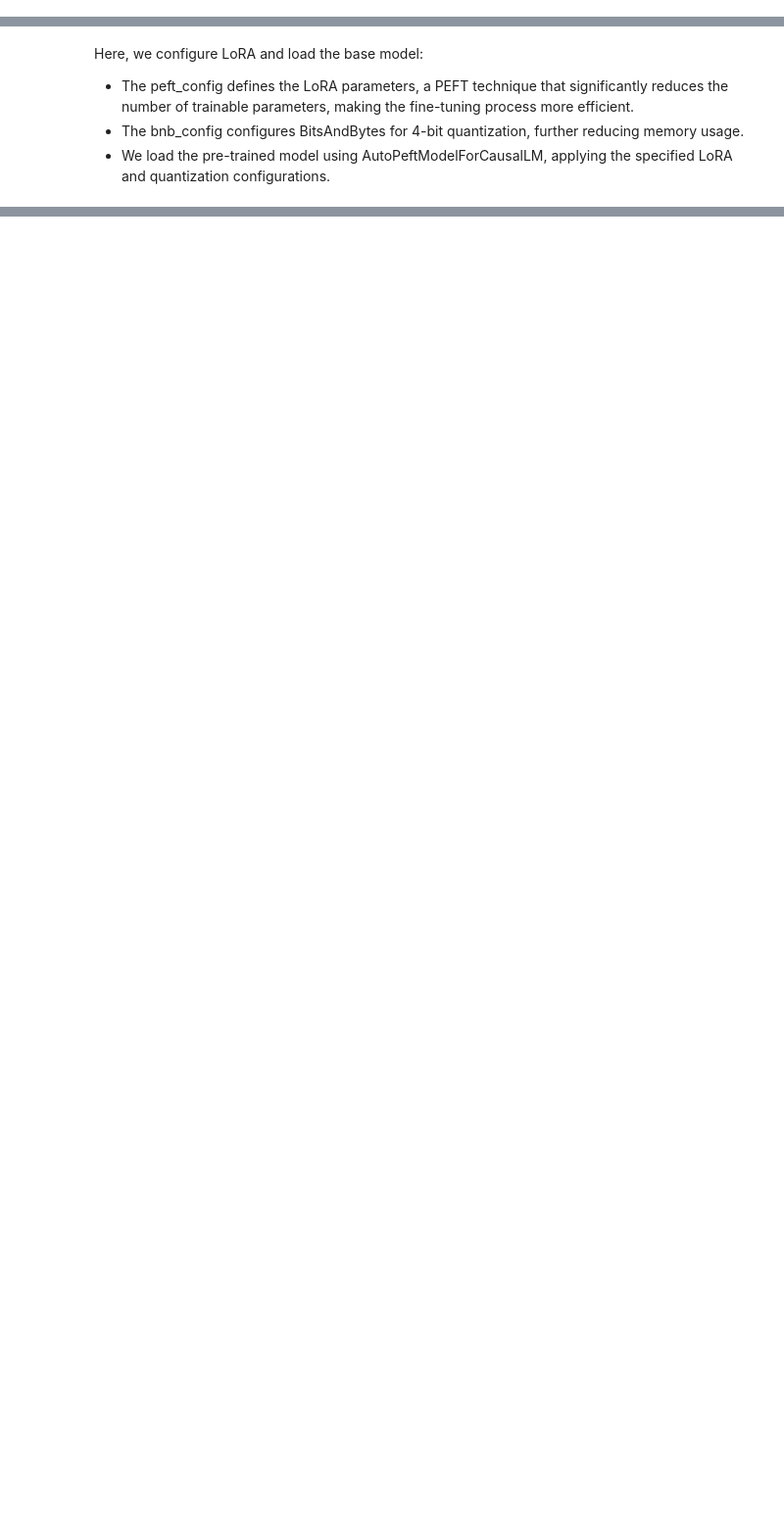
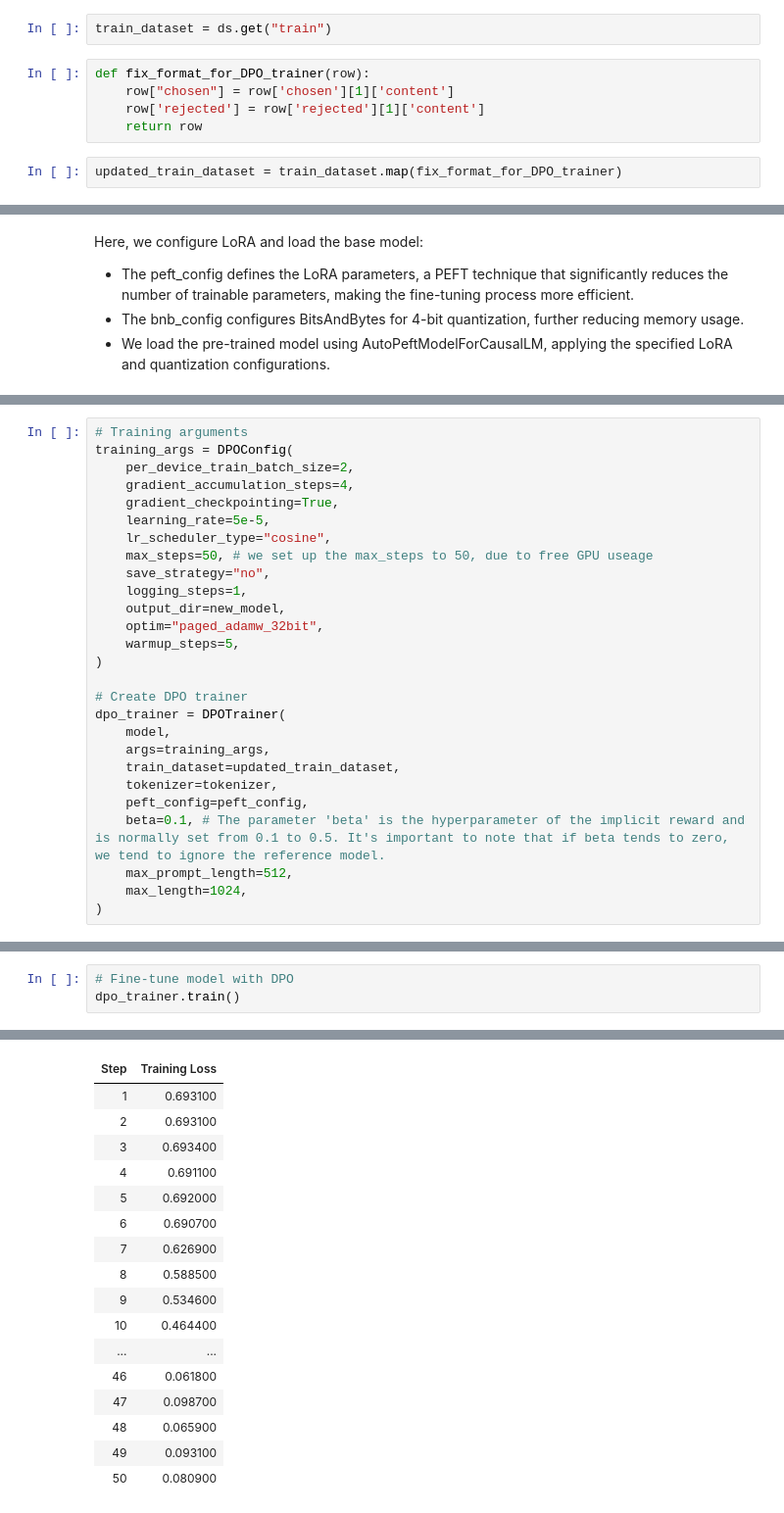
Before and after one commit to parthasarathydNU/gen-ai-coursework, a Jupyter notebook: advanced-llms/direct-preference-optimization/dpomistralfinetuning.ipynb, the cells around one changed output, grey strips where cells are left out. Shown: that part at 98% size. Drawn from its saved outputs; the diff is of its cells as text; blank space fills up the shorter version.

Commit message:
Kaggle Notebook | DPOMistralFineTuning | One iteration of fine tuning using DPO

```diff
--- a/advanced-llms/direct-preference-optimization/dpomistralfinetuning.ipynb
+++ b/advanced-llms/direct-preference-optimization/dpomistralfinetuning.ipynb
@@ -70,3 +89,12 @@ Dataset({
     features: ['prompt_id', 'prompt', 'chosen', 'rejected', 'all_generated_resopnses', 'all_rm_scores'],
     num_rows: 50
 })
+# %%
+train_dataset = ds.get("train")
+# %%
+def fix_format_for_DPO_trainer(row):
+    row["chosen"] = row['chosen'][1]['content']
+    row['rejected'] = row['rejected'][1]['content']
+    return row
+# %%
+updated_train_dataset = train_dataset.map(fix_format_for_DPO_trainer)
@@ -114,0 +166,27 @@ Here, we configure LoRA and load the base model:
+# %%
+# Training arguments
+training_args = DPOConfig(
+    per_device_train_batch_size=2,
+    gradient_accumulation_steps=4,
+    gradient_checkpointing=True,
+    learning_rate=5e-5,
+    lr_scheduler_type="cosine",
+    max_steps=50, # we set up the max_steps to 50, due to free GPU useage
+    save_strategy="no",
+    logging_steps=1,
+    output_dir=new_model,
+    optim="paged_adamw_32bit",
+    warmup_steps=5,
+)
+
+# Create DPO trainer
+dpo_trainer = DPOTrainer(
+    model,
+    args=training_args,
+    train_dataset=updated_train_dataset,
+    tokenizer=tokenizer,
+    peft_config=peft_config,
+    beta=0.1, # The parameter 'beta' is the hyperparameter of the implicit reward and is normally set from 0.1 to 0.5. It's important to note that if beta tends to zero, we tend to ignore the reference model.
+    max_prompt_length=512,
+    max_length=1024,
+)
@@ -114,0 +200,4 @@ Here, we configure LoRA and load the base model:
+# %%
+# Fine-tune model with DPO
+dpo_trainer.train()
+# %% [output]
@@ -114,0 +218,17 @@ Here, we configure LoRA and load the base model:
+| Step | Training Loss |
+| 1 | 0.693100 |
+| 2 | 0.693100 |
+| 3 | 0.693400 |
+| 4 | 0.691100 |
+| 5 | 0.692000 |
+| 6 | 0.690700 |
+| 7 | 0.626900 |
+| 8 | 0.588500 |
+| 9 | 0.534600 |
+| 10 | 0.464400 |
+| ... | ... |
+| 46 | 0.061800 |
+| 47 | 0.098700 |
+| 48 | 0.065900 |
+| 49 | 0.093100 |
+| 50 | 0.080900 |
```
Also changed, not shown: parts of 21 cells of this notebook.
